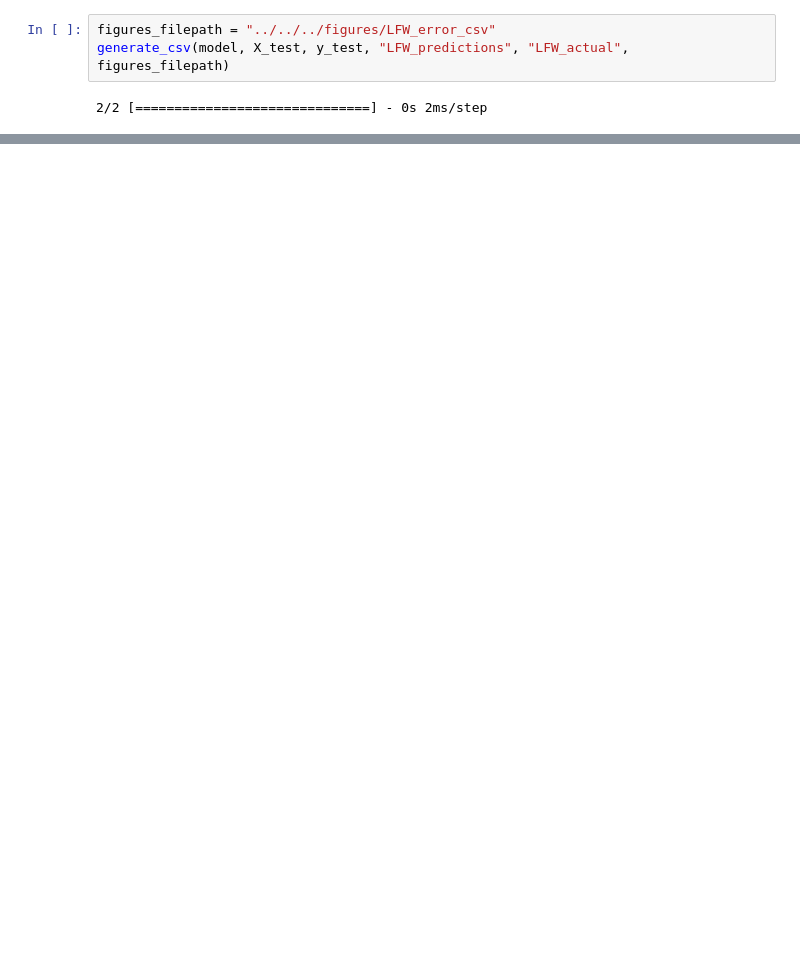
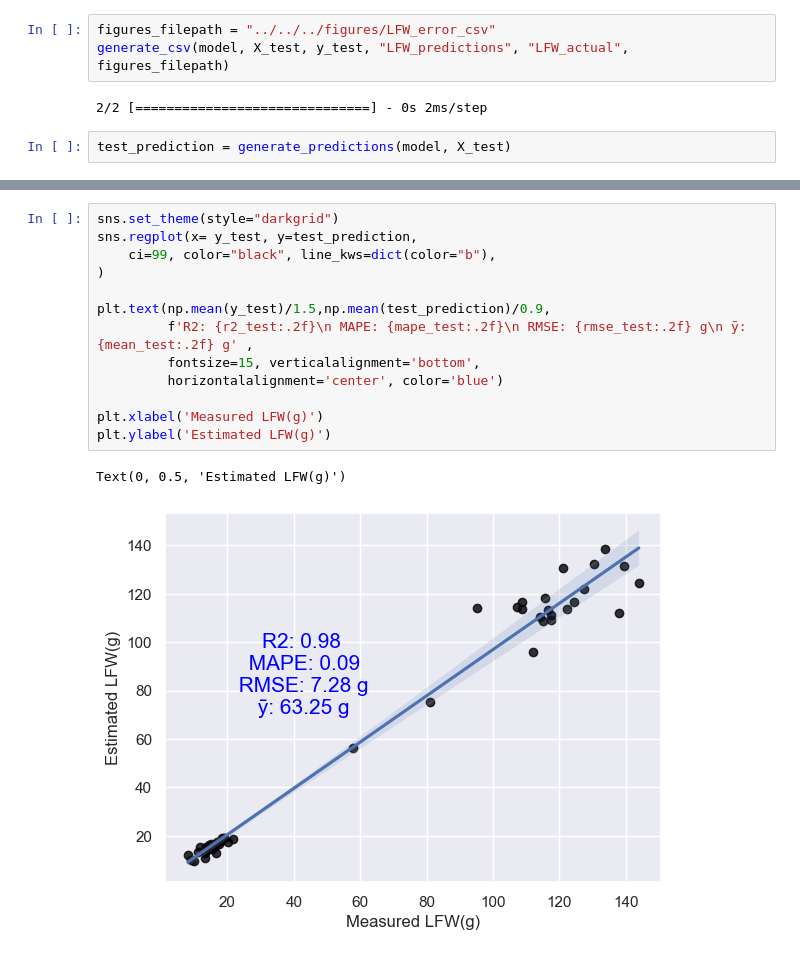
Before and after one commit to SaucyBoi21/PlantFlow, a Jupyter notebook: models/regression/models/LFW.ipynb, the cells around one changed output, grey strips where cells are left out. Drawn from its saved outputs; the diff is of its cells as text; blank space fills up the shorter version.

```diff
--- a/models/regression/models/LFW.ipynb
+++ b/models/regression/models/LFW.ipynb
@@ -131,3 +134,5 @@ figures_filepath = "../../../figures/LFW_error_csv"
 generate_csv(model, X_test, y_test, "LFW_predictions", "LFW_actual", figures_filepath)
 # %% [output]
 2/2 [==============================] - 0s 2ms/step
+# %%
+test_prediction = generate_predictions(model, X_test)
@@ -133,0 +150,16 @@ generate_csv(model, X_test, y_test, "LFW_predictions", "LFW_actual", figures_fil
+# %%
+sns.set_theme(style="darkgrid")
+sns.regplot(x= y_test, y=test_prediction,
+    ci=99, color="black", line_kws=dict(color="b"),
+)
+
+plt.text(np.mean(y_test)/1.5,np.mean(test_prediction)/0.9,
+         f'R2: {r2_test:.2f}\n MAPE: {mape_test:.2f}\n RMSE: {rmse_test:.2f} g\n ȳ: {mean_test:.2f} g' ,
+         fontsize=15, verticalalignment='bottom',
+         horizontalalignment='center', color='blue')
+
+plt.xlabel('Measured LFW(g)')
+plt.ylabel('Estimated LFW(g)')
+# %% [output]
+Text(0, 0.5, 'Estimated LFW(g)')
+[figure, added]
```
Also changed, not shown: parts of 9 cells of this notebook, 1 other file.
